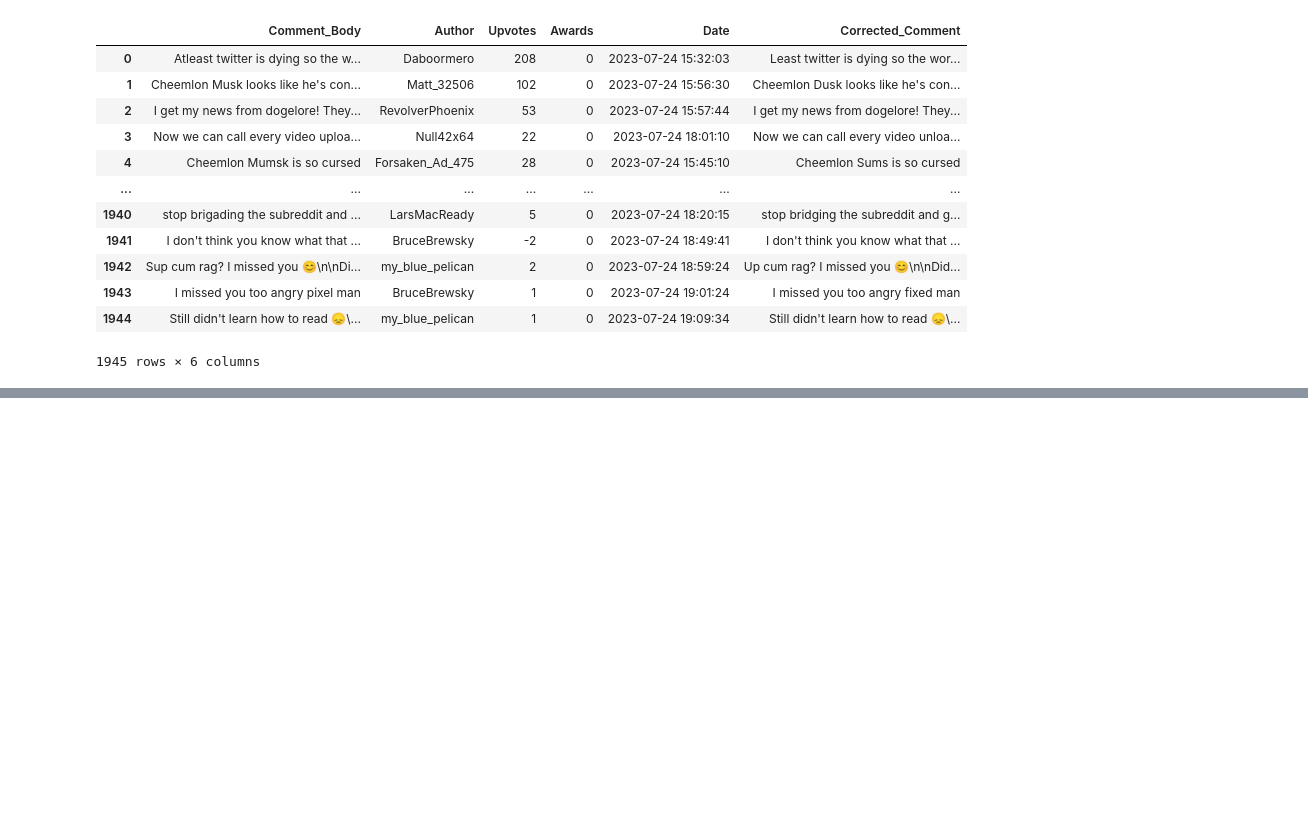
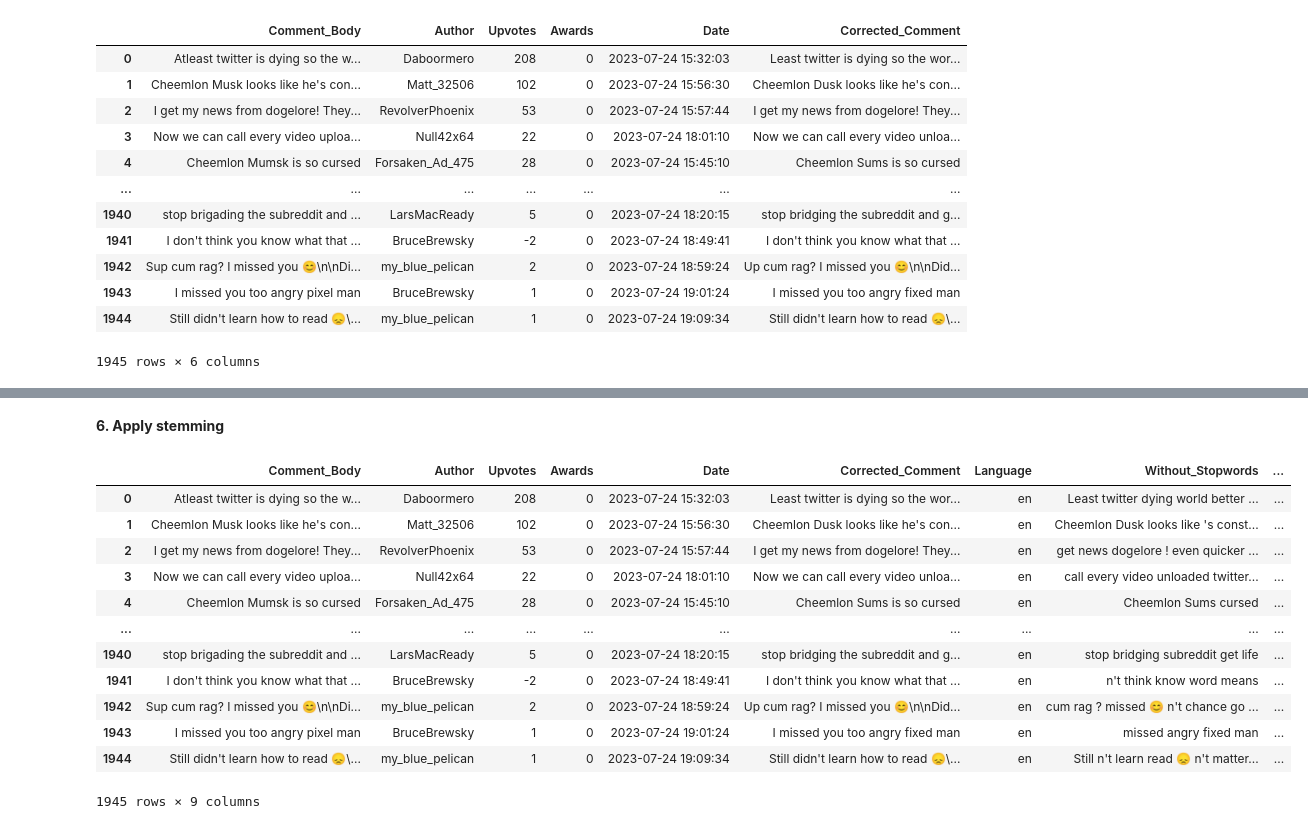
Before and after one commit to hasanenesguray/WU-Web-Analytics-and-Social-Media, a Jupyter notebook: Coursework/Elon Musk.ipynb, the cells around one changed output, grey strips where cells are left out. Cells and saved outputs as stored; diff of their text form; code cells hidden in the pictures; blank space fills up the shorter version.

```diff
--- a/Coursework/Elon Musk.ipynb
+++ b/Coursework/Elon Musk.ipynb
@@ -96,0 +121,11 @@ df
+# %%
+from langdetect import detect
+
+def detect_language(comment):
+    try:
+        return detect(comment)
+    except:
+        return None
+
+df['Language'] = df['Comment_Body'].apply(detect_language)
+df['Language'].value_counts()
@@ -96,0 +150,12 @@ df
+# %%
+import numpy as np
+
+# Assuming 'df' is your DataFrame and 'Language' is the column containing language codes.
+
+# Define the mapping of languages to replace
+valid_languages = ["en", "fr", "it"]
+replacement_language = "others"
+
+# Use numpy.where() to apply the replacement condition
+df['Language'] = np.where(df['Language'].isin(valid_languages), df['Language'], replacement_language)
+df['Language'].value_counts()
@@ -96,0 +215,8 @@ df
+# %%
+def remove_stopwords(text):
+    stop_words = set(stopwords.words('english'))
+    words = word_tokenize(text)
+    filtered_words = [word for word in words if word.lower() not in stop_words]
+    return " ".join(filtered_words)
+
+df['Without_Stopwords'] = df['Corrected_Comment'].apply(remove_stopwords)
@@ -96,0 +239,27 @@ df
+# %% [markdown]
+**6. Apply stemming**
+# %%
+from nltk.stem import PorterStemmer
+
+def apply_stemming(text):
+    stemmer = PorterStemmer()
+    words = word_tokenize(text)
+    stemmed_words = [stemmer.stem(word) for word in words]
+    return " ".join(stemmed_words)
+
+df['Stemmed_Text'] = df['Without_Stopwords'].apply(apply_stemming)
+df
+# %% [output]
+|  | Comment_Body | Author | Upvotes | Awards | Date | Corrected_Comment | Language | Without_Stopwords | ... |
+| 0 | Atleast twitter is dying so the w... | Daboormero | 208 | 0 | 2023-07-24 15:32:03 | Least twitter is dying so the wor... | en | Least twitter dying world better ... | ... |
+| 1 | Cheemlon Musk looks like he's con... | Matt_32506 | 102 | 0 | 2023-07-24 15:56:30 | Cheemlon Dusk looks like he's con... | en | Cheemlon Dusk looks like 's const... | ... |
+| 2 | I get my news from dogelore! They... | RevolverPhoenix | 53 | 0 | 2023-07-24 15:57:44 | I get my news from dogelore! They... | en | get news dogelore ! even quicker ... | ... |
+| 3 | Now we can call every video uploa... | Null42x64 | 22 | 0 | 2023-07-24 18:01:10 | Now we can call every video unloa... | en | call every video unloaded twitter... | ... |
+| 4 | Cheemlon Mumsk is so cursed | Forsaken_Ad_475 | 28 | 0 | 2023-07-24 15:45:10 | Cheemlon Sums is so cursed | en | Cheemlon Sums cursed | ... |
+| ... | ... | ... | ... | ... | ... | ... | ... | ... | ... |
+| 1940 | stop brigading the subreddit and ... | LarsMacReady | 5 | 0 | 2023-07-24 18:20:15 | stop bridging the subreddit and g... | en | stop bridging subreddit get life | ... |
+| 1941 | I don't think you know what that ... | BruceBrewsky | -2 | 0 | 2023-07-24 18:49:41 | I don't think you know what that ... | en | n't think know word means | ... |
+| 1942 | Sup cum rag? I missed you 😊\n\nDi... | my_blue_pelican | 2 | 0 | 2023-07-24 18:59:24 | Up cum rag? I missed you 😊\n\nDid... | en | cum rag ? missed 😊 n't chance go ... | ... |
+| 1943 | I missed you too angry pixel man | BruceBrewsky | 1 | 0 | 2023-07-24 19:01:24 | I missed you too angry fixed man | en | missed angry fixed man | ... |
+| 1944 | Still didn't learn how to read 😞\... | my_blue_pelican | 1 | 0 | 2023-07-24 19:09:34 | Still didn't learn how to read 😞\... | en | Still n't learn read 😞 n't matter... | ... |
+1945 rows × 9 columns
```
Also changed, not shown: parts of 12 cells of this notebook.
